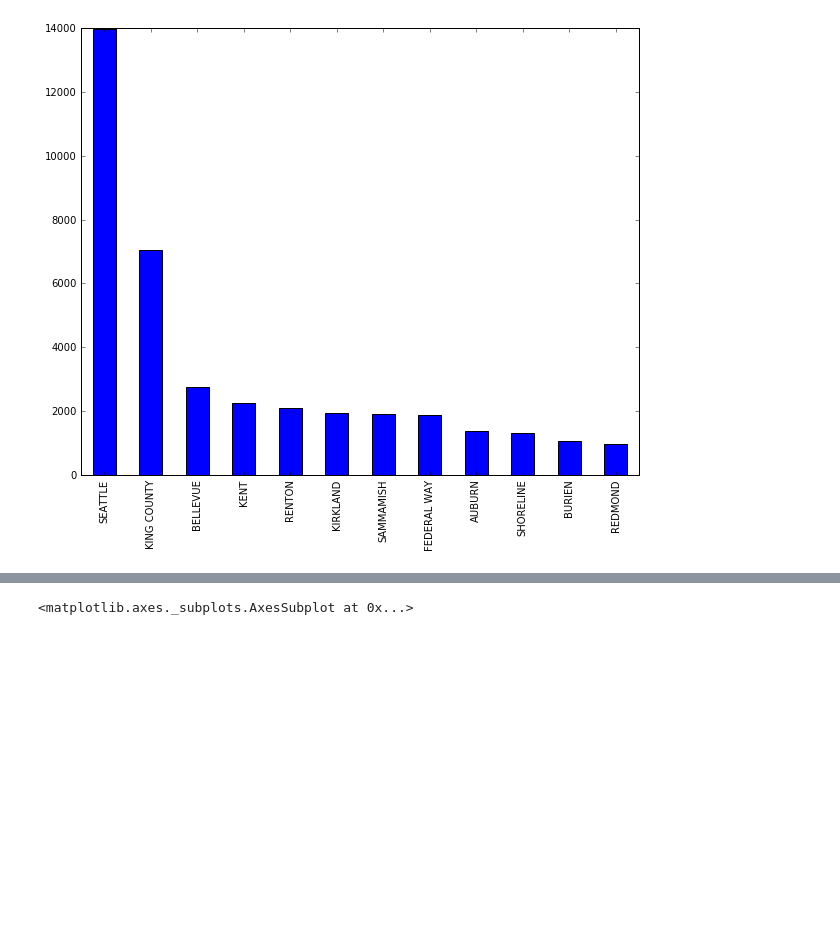
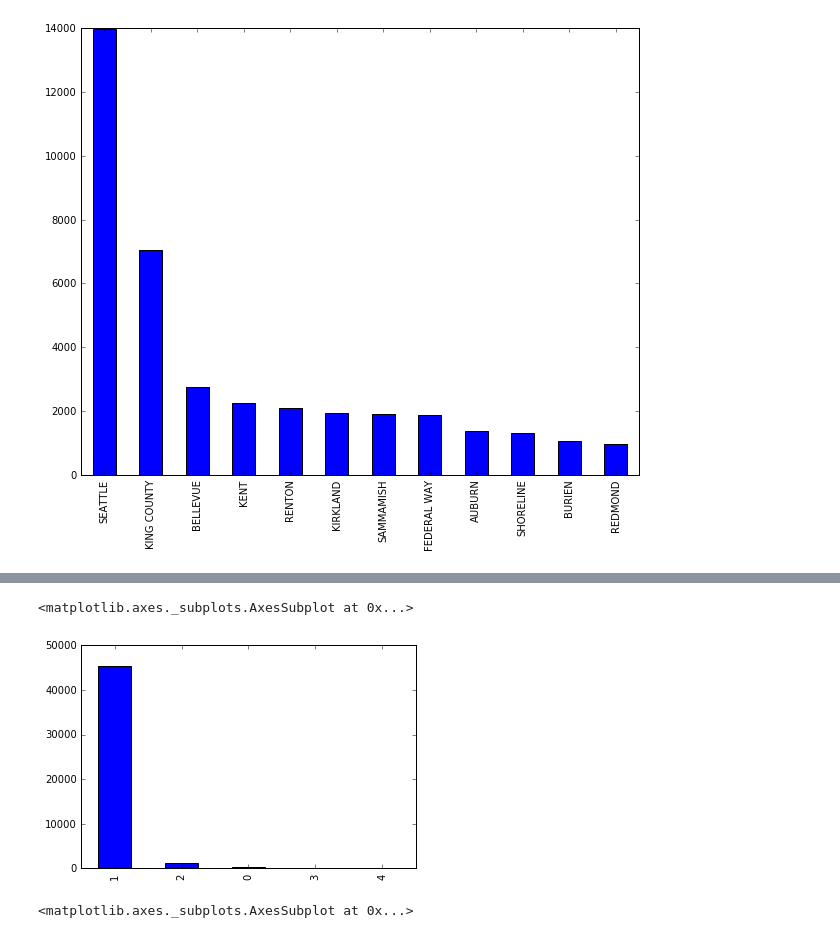
Before and after one commit to gavin-peterkin/king_county_property, a Jupyter notebook: notebooks/exploratory_analysis.ipynb, the cells around one changed output, grey strips where cells are left out. Saved outputs shown, nothing was run; the diff lists cells and outputs as text; code cells hidden in the pictures; blank space fills up the shorter version.

```diff
--- a/notebooks/exploratory_analysis.ipynb
+++ b/notebooks/exploratory_analysis.ipynb
@@ -67,3 +139,11 @@ parcel.loc[parcel.SqFtTotLiving < 5000, 'SqFtTotLiving'].plot(kind='hist', bins=
+# %%
+# as far as I can tell, the following seem to not convey any information:
+# StreetSurface, InadequateParking, PcntUnusable
+
+parcel.StreetSurface.value_counts().plot(kind='bar')
+# %% [output]
+<matplotlib.axes._subplots.AxesSubplot at 0x...>
+[figure, added]
 # %%
 parcel.loc[parcel.appr_tot_val < 1500000, 'appr_tot_val'].plot(kind='hist', figsize=(10, 8), bins=25)
 # %% [output]
```
Also changed, not shown: parts of 20 cells of this notebook, 3 other files.
